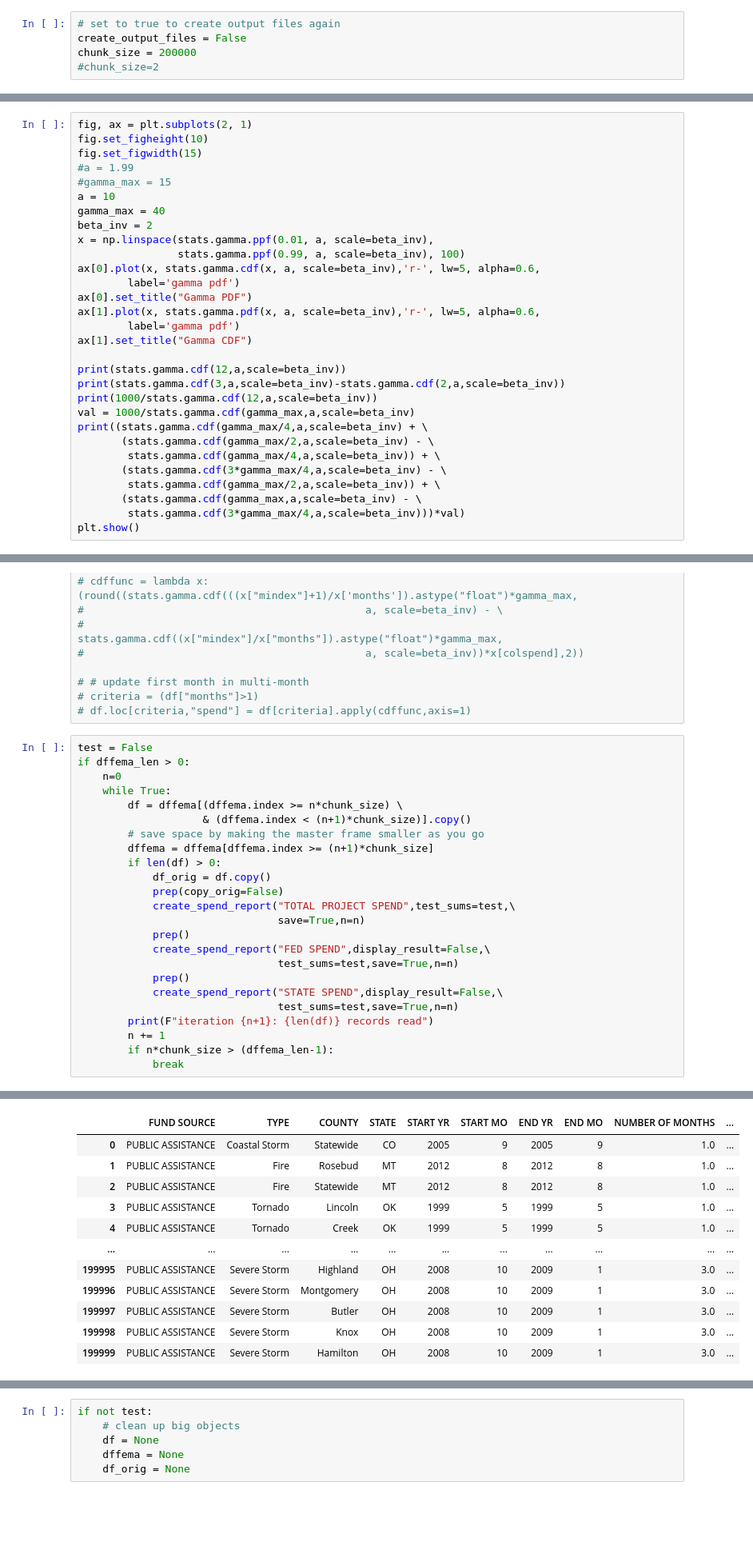
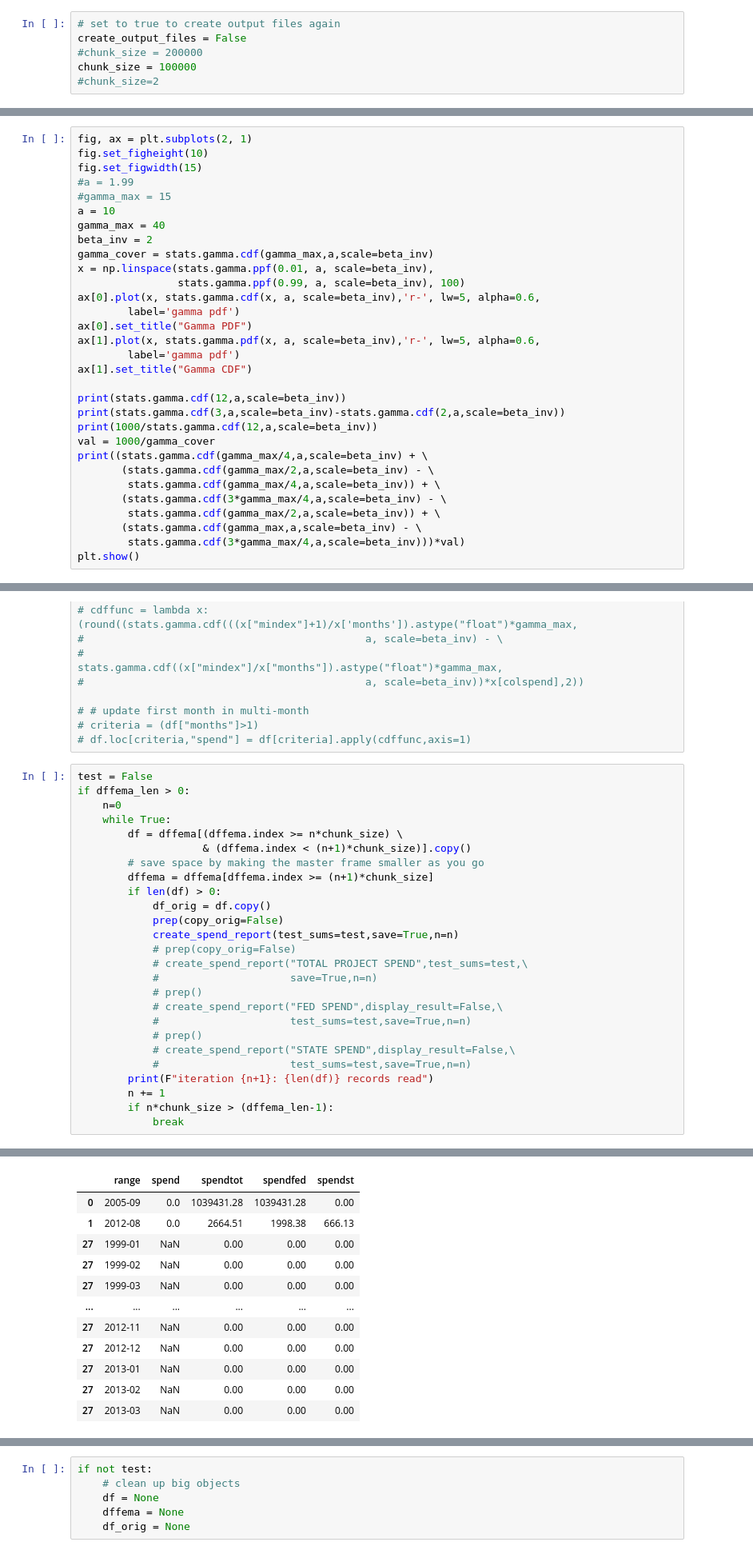
Before and after one commit to hmobley/environment, a Jupyter notebook: fema.ipynb, the cells around one changed output, grey strips where cells are left out. Shown: that part at 80% size. Drawn from its saved outputs; the diff is of its cells as text; blank space fills up the shorter version.

Commit message:
changed process to do all three columns in create_spend_report, plus other smaller changes.

```diff
--- a/fema.ipynb
+++ b/fema.ipynb
@@ -21,7 +21,8 @@
 # %%
 # set to true to create output files again
 create_output_files = False
-chunk_size = 200000
+#chunk_size = 200000
+chunk_size = 100000
 #chunk_size=2
 # %%
 import pandas as pd
@@ -86,6 +87,7 @@ fig.set_figwidth(15)
 a = 10
 gamma_max = 40
 beta_inv = 2
+gamma_cover = stats.gamma.cdf(gamma_max,a,scale=beta_inv)
 x = np.linspace(stats.gamma.ppf(0.01, a, scale=beta_inv),
                 stats.gamma.ppf(0.99, a, scale=beta_inv), 100)
 ax[0].plot(x, stats.gamma.cdf(x, a, scale=beta_inv),'r-', lw=5, alpha=0.6,
@@ -98,7 +100,7 @@ ax[1].set_title("Gamma CDF")
 print(stats.gamma.cdf(12,a,scale=beta_inv))
 print(stats.gamma.cdf(3,a,scale=beta_inv)-stats.gamma.cdf(2,a,scale=beta_inv))
 print(1000/stats.gamma.cdf(12,a,scale=beta_inv))
-val = 1000/stats.gamma.cdf(gamma_max,a,scale=beta_inv)
+val = 1000/gamma_cover
 print((stats.gamma.cdf(gamma_max/4,a,scale=beta_inv) + \
        (stats.gamma.cdf(gamma_max/2,a,scale=beta_inv) - \
         stats.gamma.cdf(gamma_max/4,a,scale=beta_inv)) + \
@@ -437,14 +444,16 @@ if dffema_len > 0:
         if len(df) > 0:
             df_orig = df.copy()
             prep(copy_orig=False)
-            create_spend_report("TOTAL PROJECT SPEND",test_sums=test,\
-                                save=True,n=n)
-            prep()
-            create_spend_report("FED SPEND",display_result=False,\
-                                test_sums=test,save=True,n=n)
-            prep()
-            create_spend_report("STATE SPEND",display_result=False,\
-                                test_sums=test,save=True,n=n)
+            create_spend_report(test_sums=test,save=True,n=n)
+            # prep(copy_orig=False)
+            # create_spend_report("TOTAL PROJECT SPEND",test_sums=test,\
+            #                     save=True,n=n)
+            # prep()
+            # create_spend_report("FED SPEND",display_result=False,\
+            #                     test_sums=test,save=True,n=n)
+            # prep()
+            # create_spend_report("STATE SPEND",display_result=False,\
+            #                     test_sums=test,save=True,n=n)
         print(F"iteration {n+1}: {len(df)} records read")
         n += 1
         if n*chunk_size > (dffema_len-1):
@@ -453,12 +468,12 @@ if dffema_len > 0:
-|  | FUND SOURCE | TYPE | COUNTY | STATE | START YR | START MO | END YR | END MO | NUMBER OF MONTHS | ... |
-| 0 | PUBLIC ASSISTANCE | Coastal Storm | Statewide | CO | 2005 | 9 | 2005 | 9 | 1.0 | ... |
-| 1 | PUBLIC ASSISTANCE | Fire | Rosebud | MT | 2012 | 8 | 2012 | 8 | 1.0 | ... |
-| 2 | PUBLIC ASSISTANCE | Fire | Statewide | MT | 2012 | 8 | 2012 | 8 | 1.0 | ... |
-| 3 | PUBLIC ASSISTANCE | Tornado | Lincoln | OK | 1999 | 5 | 1999 | 5 | 1.0 | ... |
-| 4 | PUBLIC ASSISTANCE | Tornado | Creek | OK | 1999 | 5 | 1999 | 5 | 1.0 | ... |
-| ... | ... | ... | ... | ... | ... | ... | ... | ... | ... | ... |
-| 199995 | PUBLIC ASSISTANCE | Severe Storm | Highland | OH | 2008 | 10 | 2009 | 1 | 3.0 | ... |
-| 199996 | PUBLIC ASSISTANCE | Severe Storm | Montgomery | OH | 2008 | 10 | 2009 | 1 | 3.0 | ... |
-| 199997 | PUBLIC ASSISTANCE | Severe Storm | Butler | OH | 2008 | 10 | 2009 | 1 | 3.0 | ... |
-| 199998 | PUBLIC ASSISTANCE | Severe Storm | Knox | OH | 2008 | 10 | 2009 | 1 | 3.0 | ... |
-| 199999 | PUBLIC ASSISTANCE | Severe Storm | Hamilton | OH | 2008 | 10 | 2009 | 1 | 3.0 | ... |
+|  | range | spend | spendtot | spendfed | spendst |
+| 0 | 2005-09 | 0.0 | 1039431.28 | 1039431.28 | 0.00 |
+| 1 | 2012-08 | 0.0 | 2664.51 | 1998.38 | 666.13 |
+| 27 | 1999-01 | NaN | 0.00 | 0.00 | 0.00 |
+| 27 | 1999-02 | NaN | 0.00 | 0.00 | 0.00 |
+| 27 | 1999-03 | NaN | 0.00 | 0.00 | 0.00 |
+| ... | ... | ... | ... | ... | ... |
+| 27 | 2012-11 | NaN | 0.00 | 0.00 | 0.00 |
+| 27 | 2012-12 | NaN | 0.00 | 0.00 | 0.00 |
+| 27 | 2013-01 | NaN | 0.00 | 0.00 | 0.00 |
+| 27 | 2013-02 | NaN | 0.00 | 0.00 | 0.00 |
+| 27 | 2013-03 | NaN | 0.00 | 0.00 | 0.00 |
```
Also changed, not shown: parts of 7 cells of this notebook.
